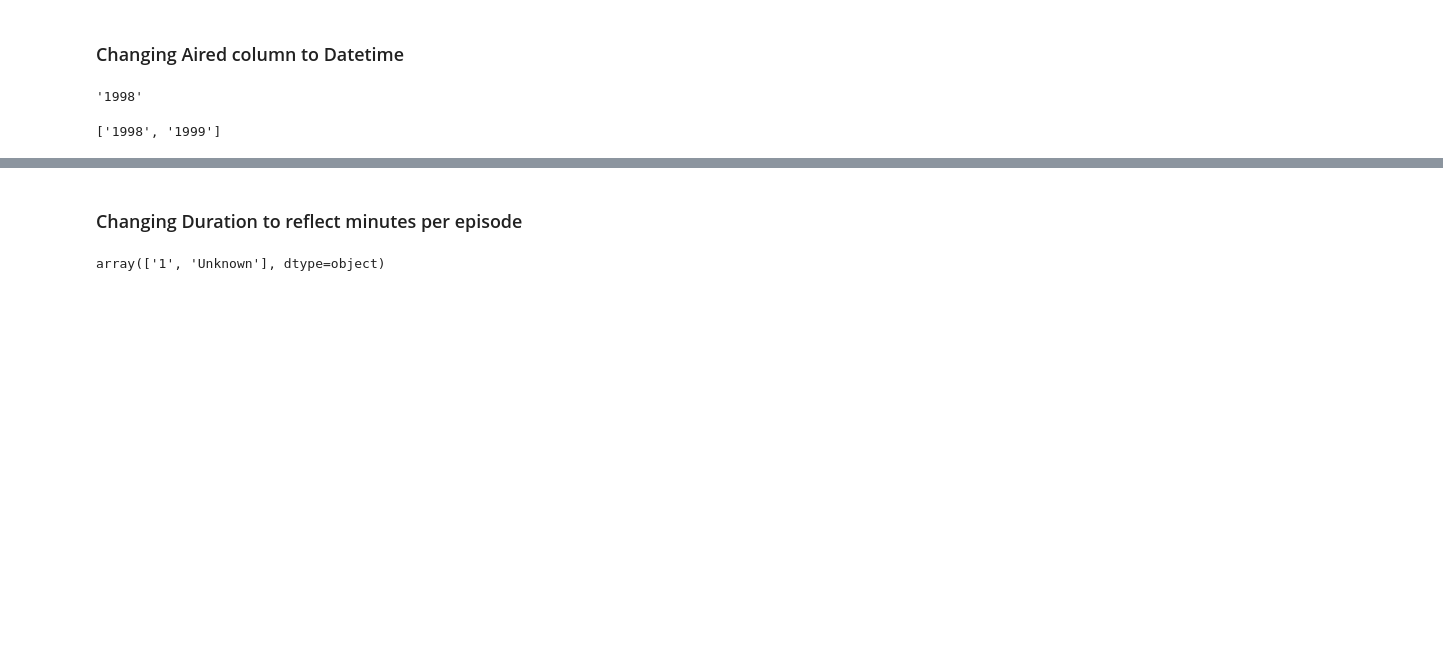
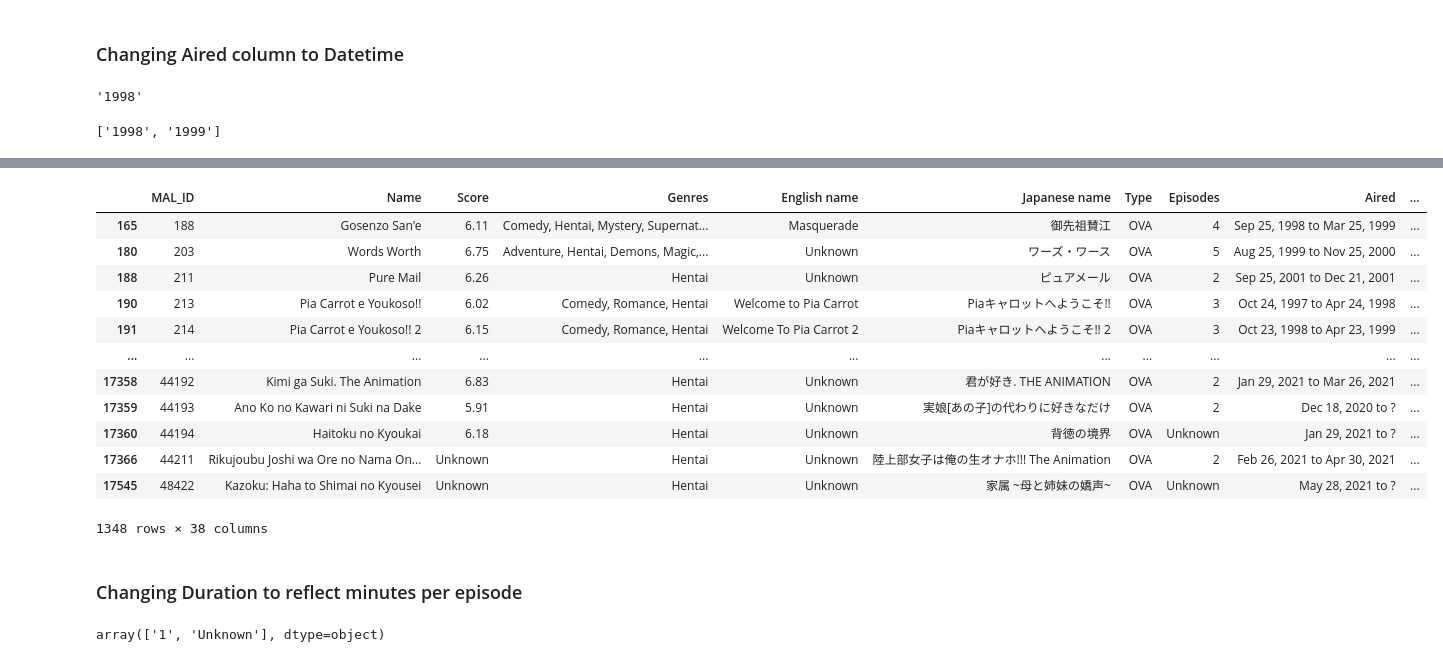
Before and after one commit to edgarg429/Anime_recommendation, a Jupyter notebook: Anime_Recommendation_Project.ipynb, the cells around one changed output, grey strips where cells are left out. Cells and saved outputs as stored; diff of their text form; code cells hidden in the pictures; blank space fills up the shorter version.

```diff
--- a/Anime_Recommendation_Project.ipynb
+++ b/Anime_Recommendation_Project.ipynb
@@ -172,3 +128,19 @@ anime_df_no_syn[anime_df_no_syn['Year_Premiered']=='1917']
+# %%
+anime_df_no_syn[anime_df_no_syn['Genres'].str.contains('Hentai')]
+# %% [output]
+|  | MAL_ID | Name | Score | Genres | English name | Japanese name | Type | Episodes | Aired | ... |
+| 165 | 188 | Gosenzo San'e | 6.11 | Comedy, Hentai, Mystery, Supernat... | Masquerade | 御先祖賛江 | OVA | 4 | Sep 25, 1998 to Mar 25, 1999 | ... |
+| 180 | 203 | Words Worth | 6.75 | Adventure, Hentai, Demons, Magic,... | Unknown | ワーズ・ワース | OVA | 5 | Aug 25, 1999 to Nov 25, 2000 | ... |
+| 188 | 211 | Pure Mail | 6.26 | Hentai | Unknown | ピュアメール | OVA | 2 | Sep 25, 2001 to Dec 21, 2001 | ... |
+| 190 | 213 | Pia Carrot e Youkoso!! | 6.02 | Comedy, Romance, Hentai | Welcome to Pia Carrot | Piaキャロットへようこそ!! | OVA | 3 | Oct 24, 1997 to Apr 24, 1998 | ... |
+| 191 | 214 | Pia Carrot e Youkoso!! 2 | 6.15 | Comedy, Romance, Hentai | Welcome To Pia Carrot 2 | Piaキャロットへようこそ!! 2 | OVA | 3 | Oct 23, 1998 to Apr 23, 1999 | ... |
+| ... | ... | ... | ... | ... | ... | ... | ... | ... | ... | ... |
+| 17358 | 44192 | Kimi ga Suki. The Animation | 6.83 | Hentai | Unknown | 君が好き. THE ANIMATION | OVA | 2 | Jan 29, 2021 to Mar 26, 2021 | ... |
+| 17359 | 44193 | Ano Ko no Kawari ni Suki na Dake | 5.91 | Hentai | Unknown | 実娘[あの子]の代わりに好きなだけ | OVA | 2 | Dec 18, 2020 to ? | ... |
+| 17360 | 44194 | Haitoku no Kyoukai | 6.18 | Hentai | Unknown | 背徳の境界 | OVA | Unknown | Jan 29, 2021 to ? | ... |
+| 17366 | 44211 | Rikujoubu Joshi wa Ore no Nama On... | Unknown | Hentai | Unknown | 陸上部女子は俺の生オナホ!!! The Animation | OVA | 2 | Feb 26, 2021 to Apr 30, 2021 | ... |
+| 17545 | 48422 | Kazoku: Haha to Shimai no Kyousei | Unknown | Hentai | Unknown | 家属 ~母と姉妹の嬌声~ | OVA | Unknown | May 28, 2021 to ? | ... |
+1348 rows × 38 columns
 # %% [markdown]
 ### Changing Duration to reflect minutes per episode
 # %%
```
Also changed, not shown: parts of 28 cells of this notebook, 2 other files.
